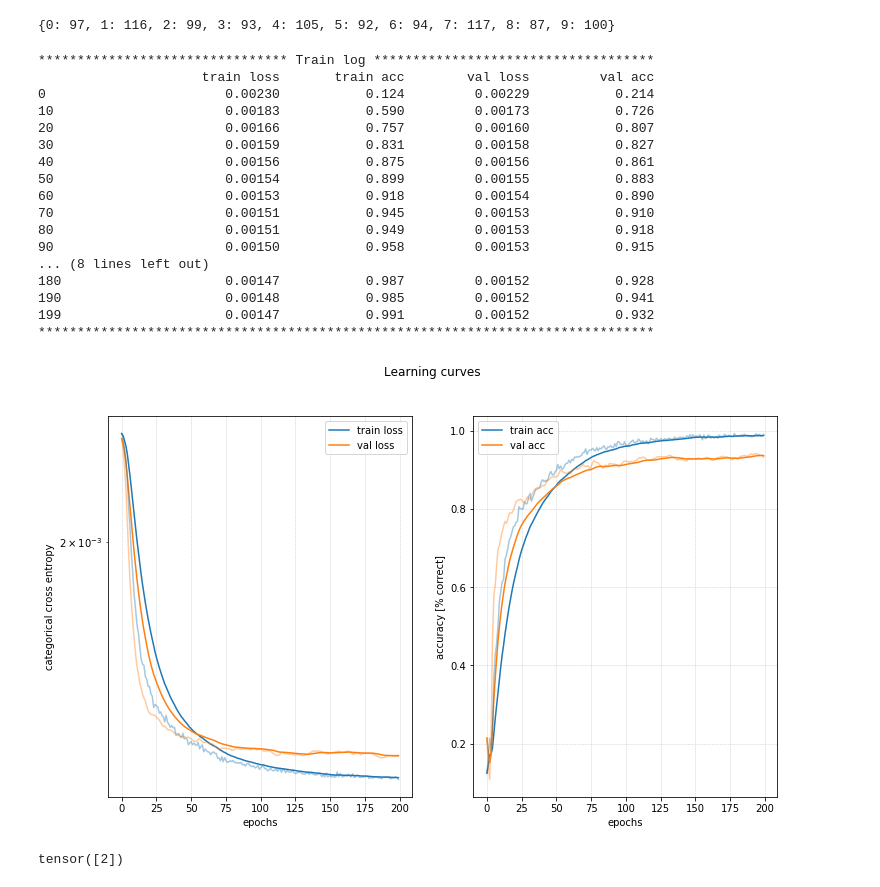
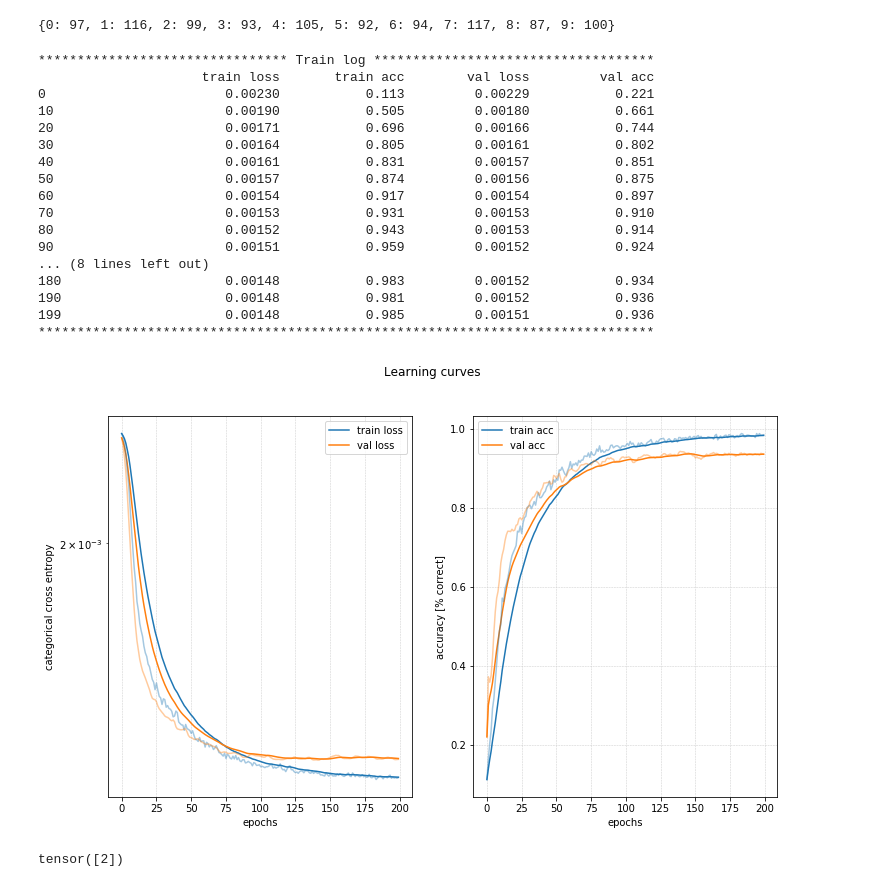
Before and after one commit to palexlee/DeepWololo, a Jupyter notebook: baseline.ipynb, the cells around one changed output. Saved outputs shown, nothing was run; the diff lists cells and outputs as text; code cells hidden in the pictures.

```diff
--- a/baseline.ipynb
+++ b/baseline.ipynb
@@ -87,33 +80,33 @@ crossEntropyClassesWeigths = Tensor(counts/len(target_classes))
 # %%
 crit_fun = lambda input_, target : (input_, target)
 y_hat_fun = lambda y: y.argmax(1)
 
 LeNet = LeNet_gen()
 loss_fun = nn.CrossEntropyLoss(weight=crossEntropyClassesWeigths)
-learning_rate = 0.005
+learning_rate = 0.004
 
 mt = ModelTrainer(LeNet, loss_fun, optim.Adam(LeNet.parameters(), lr=learning_rate), y_hat_fun, crit_fun)
 hist = mt.fit(train_dataset, test_dataset, epochs=200, batch_size=None, verbose=10)
 mt.plot_training("Learning curves")
 # %% [output]
 ******************************** Train log ************************************
                      train loss       train acc        val loss         val acc
-0                       0.00230           0.124         0.00229           0.214
-10                      0.00183           0.590         0.00173           0.726
-20                      0.00166           0.757         0.00160           0.807
-30                      0.00159           0.831         0.00158           0.827
-40                      0.00156           0.875         0.00156           0.861
-50                      0.00154           0.899         0.00155           0.883
-60                      0.00153           0.918         0.00154           0.890
-70                      0.00151           0.945         0.00153           0.910
-80                      0.00151           0.949         0.00153           0.918
-90                      0.00150           0.958         0.00153           0.915
+0                       0.00230           0.113         0.00229           0.221
+10                      0.00190           0.505         0.00180           0.661
+20                      0.00171           0.696         0.00166           0.744
+30                      0.00164           0.805         0.00161           0.802
+40                      0.00161           0.831         0.00157           0.851
+50                      0.00157           0.874         0.00156           0.875
+60                      0.00154           0.917         0.00154           0.897
+70                      0.00153           0.931         0.00153           0.910
+80                      0.00152           0.943         0.00153           0.914
+90                      0.00151           0.959         0.00152           0.924
 ... (8 lines left out)
-180                     0.00147           0.987         0.00152           0.928
-190                     0.00148           0.985         0.00152           0.941
-199                     0.00147           0.991         0.00152           0.932
+180                     0.00148           0.983         0.00152           0.934
+190                     0.00148           0.981         0.00152           0.936
+199                     0.00148           0.985         0.00151           0.936
 *******************************************************************************
-[figure, old version]
+[figure, new version]
 # %%
 LeNet.eval()
 i = 36
```
Also changed, not shown: parts of 11 cells of this notebook.
